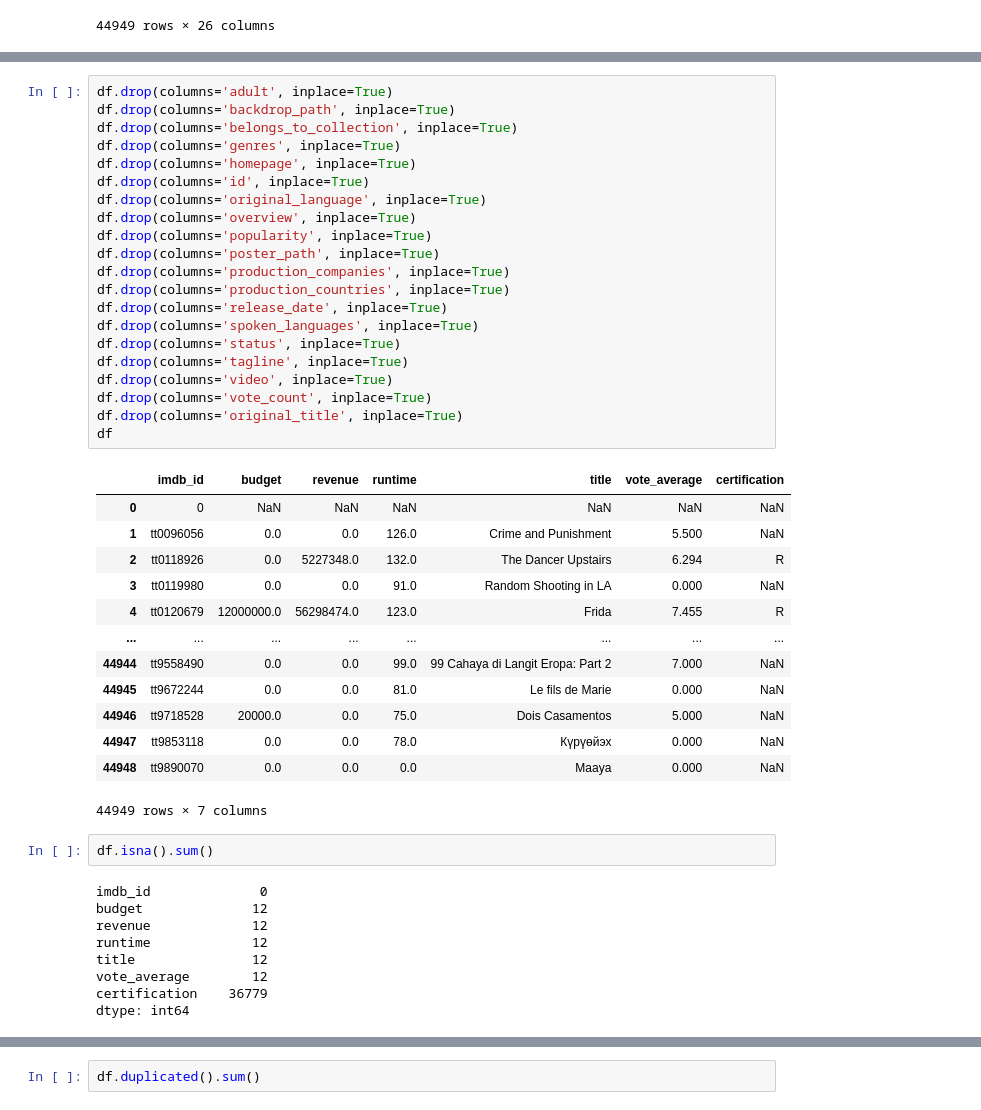
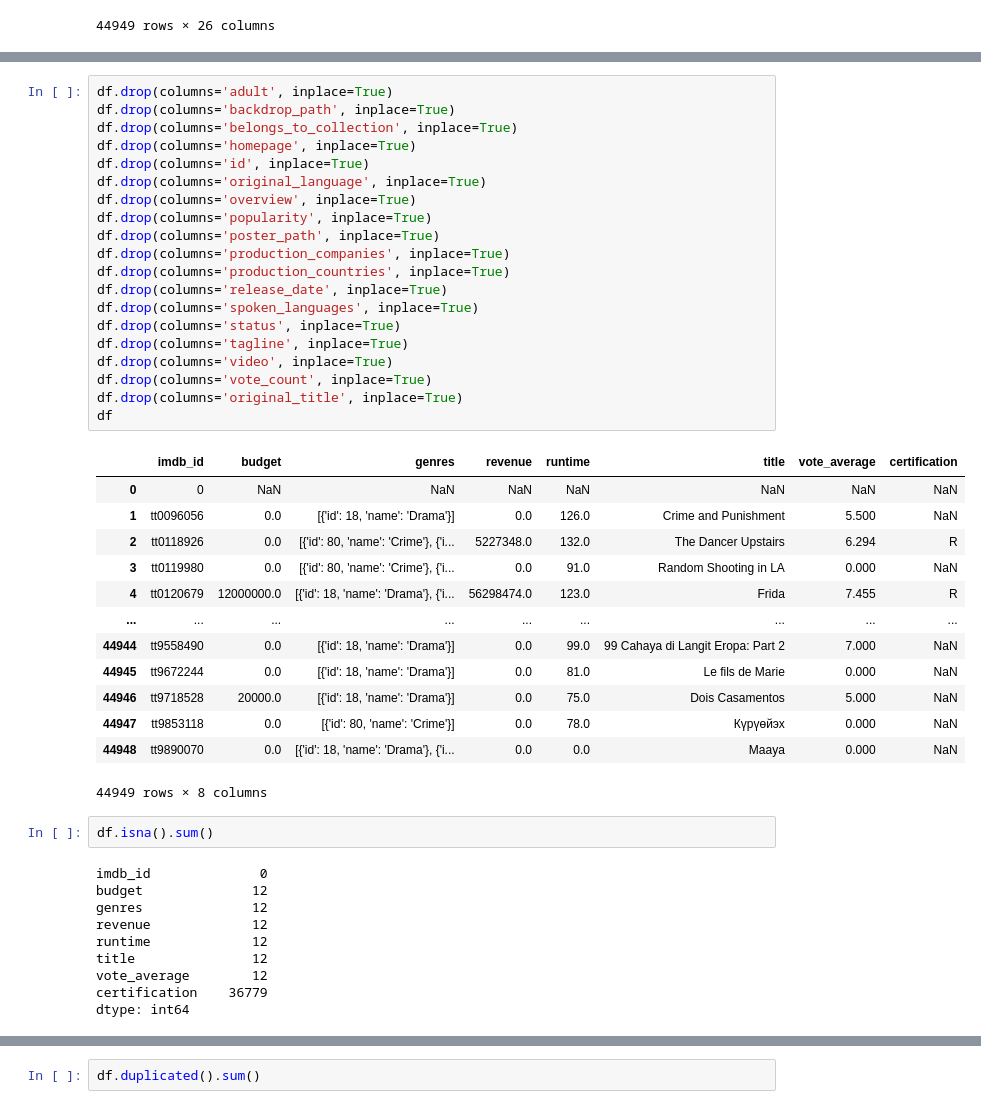
Before and after one commit to fid2445/Project-3-, a Jupyter notebook: Mike Fiddler Project 3 Part 4 API Call.ipynb, the cells around one changed output, grey strips where cells are left out. Cells and saved outputs as stored; diff of their text form.

Commit message:
updated columns

```diff
--- a/Mike Fiddler Project 3 Part 4 API Call.ipynb
+++ b/Mike Fiddler Project 3 Part 4 API Call.ipynb
@@ -325,43 +453,43 @@ memory usage: 8.9+ MB
 # %%
 df.drop(columns='adult', inplace=True)
 df.drop(columns='backdrop_path', inplace=True)
 df.drop(columns='belongs_to_collection', inplace=True)
-df.drop(columns='genres', inplace=True)
 df.drop(columns='homepage', inplace=True)
 df.drop(columns='id', inplace=True)
 df.drop(columns='original_language', inplace=True)
 df.drop(columns='overview', inplace=True)
 df.drop(columns='popularity', inplace=True)
 df.drop(columns='poster_path', inplace=True)
 df.drop(columns='production_companies', inplace=True)
 df.drop(columns='production_countries', inplace=True)
 df.drop(columns='release_date', inplace=True)
 df.drop(columns='spoken_languages', inplace=True)
 df.drop(columns='status', inplace=True)
 df.drop(columns='tagline', inplace=True)
 df.drop(columns='video', inplace=True)
 df.drop(columns='vote_count', inplace=True)
 df.drop(columns='original_title', inplace=True)
 df
 # %% [output]
-|  | imdb_id | budget | revenue | runtime | title | vote_average | certification |
-| 0 | 0 | NaN | NaN | NaN | NaN | NaN | NaN |
-| 1 | tt0096056 | 0.0 | 0.0 | 126.0 | Crime and Punishment | 5.500 | NaN |
-| 2 | tt0118926 | 0.0 | 5227348.0 | 132.0 | The Dancer Upstairs | 6.294 | R |
-| 3 | tt0119980 | 0.0 | 0.0 | 91.0 | Random Shooting in LA | 0.000 | NaN |
-| 4 | tt0120679 | 12000000.0 | 56298474.0 | 123.0 | Frida | 7.455 | R |
-| ... | ... | ... | ... | ... | ... | ... | ... |
-| 44944 | tt9558490 | 0.0 | 0.0 | 99.0 | 99 Cahaya di Langit Eropa: Part 2 | 7.000 | NaN |
-| 44945 | tt9672244 | 0.0 | 0.0 | 81.0 | Le fils de Marie | 0.000 | NaN |
-| 44946 | tt9718528 | 20000.0 | 0.0 | 75.0 | Dois Casamentos | 5.000 | NaN |
-| 44947 | tt9853118 | 0.0 | 0.0 | 78.0 | Күрүөйэх | 0.000 | NaN |
-| 44948 | tt9890070 | 0.0 | 0.0 | 0.0 | Maaya | 0.000 | NaN |
+|  | imdb_id | budget | genres | revenue | runtime | title | vote_average | certification |
+| 0 | 0 | NaN | NaN | NaN | NaN | NaN | NaN | NaN |
+| 1 | tt0096056 | 0.0 | [{'id': 18, 'name': 'Drama'}] | 0.0 | 126.0 | Crime and Punishment | 5.500 | NaN |
+| 2 | tt0118926 | 0.0 | [{'id': 80, 'name': 'Crime'}, {'i... | 5227348.0 | 132.0 | The Dancer Upstairs | 6.294 | R |
+| 3 | tt0119980 | 0.0 | [{'id': 80, 'name': 'Crime'}, {'i... | 0.0 | 91.0 | Random Shooting in LA | 0.000 | NaN |
+| 4 | tt0120679 | 12000000.0 | [{'id': 18, 'name': 'Drama'}, {'i... | 56298474.0 | 123.0 | Frida | 7.455 | R |
+| ... | ... | ... | ... | ... | ... | ... | ... | ... |
+| 44944 | tt9558490 | 0.0 | [{'id': 18, 'name': 'Drama'}] | 0.0 | 99.0 | 99 Cahaya di Langit Eropa: Part 2 | 7.000 | NaN |
+| 44945 | tt9672244 | 0.0 | [{'id': 18, 'name': 'Drama'}] | 0.0 | 81.0 | Le fils de Marie | 0.000 | NaN |
+| 44946 | tt9718528 | 20000.0 | [{'id': 18, 'name': 'Drama'}] | 0.0 | 75.0 | Dois Casamentos | 5.000 | NaN |
+| 44947 | tt9853118 | 0.0 | [{'id': 80, 'name': 'Crime'}] | 0.0 | 78.0 | Күрүөйэх | 0.000 | NaN |
+| 44948 | tt9890070 | 0.0 | [{'id': 18, 'name': 'Drama'}, {'i... | 0.0 | 0.0 | Maaya | 0.000 | NaN |
-44949 rows × 7 columns
+44949 rows × 8 columns
 # %%
 df.isna().sum()
 # %% [output]
 imdb_id              0
 budget              12
+genres              12
 revenue             12
 runtime             12
 title               12
```
Also changed, not shown: parts of 30 cells of this notebook, 3 other files.
